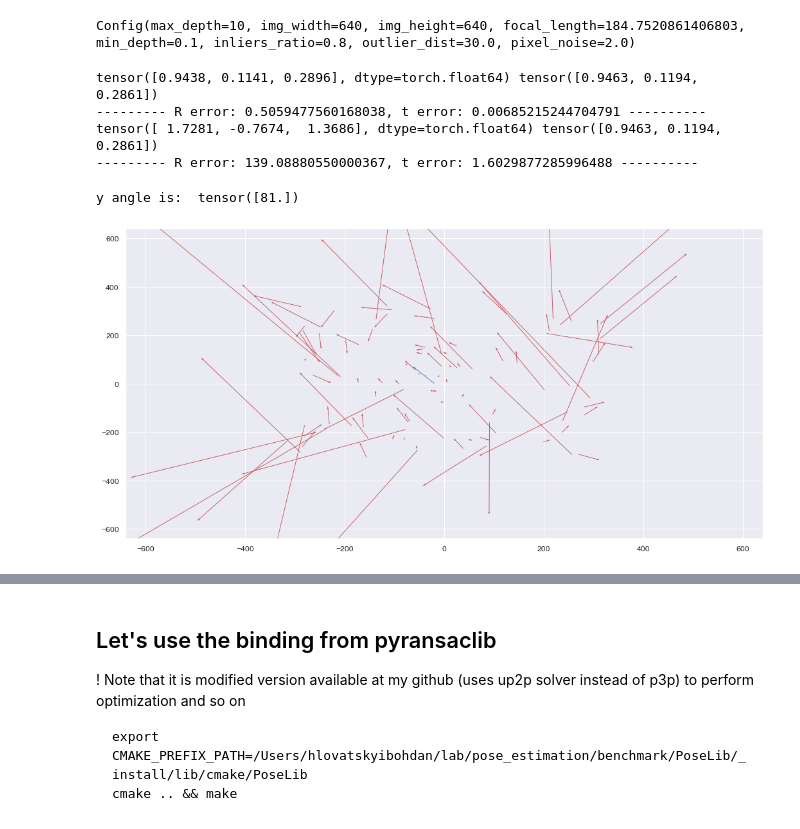
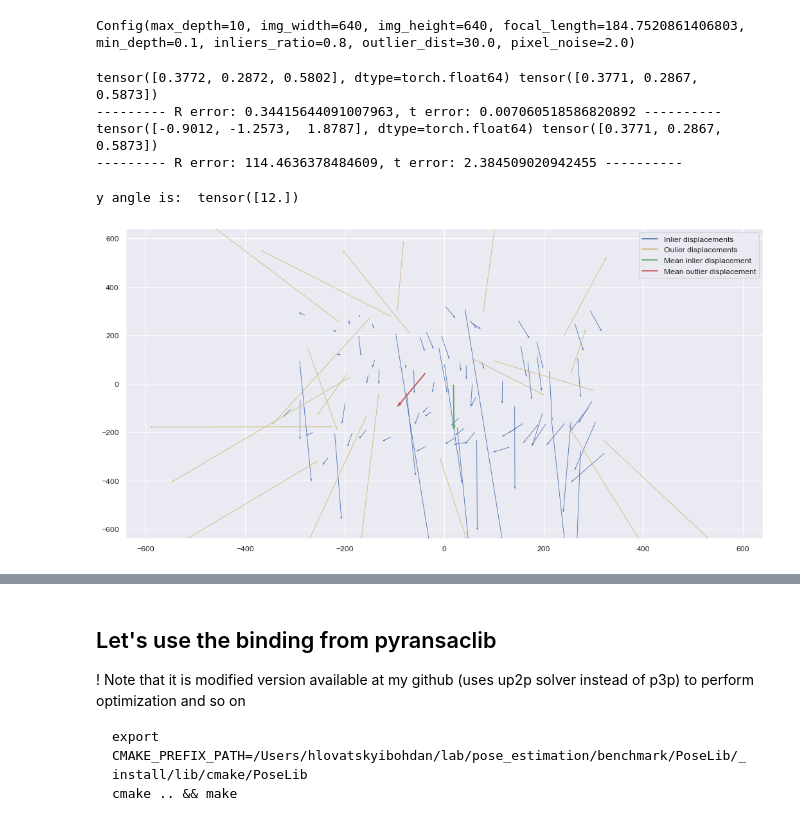
Before and after one commit to bohdanhlovatskyi/pose_estimation, a Jupyter notebook: Solver.ipynb, the cells around one changed output, grey strips where cells are left out. Drawn from its saved outputs; the diff is of its cells as text; code cells hidden in the pictures.

Commit message:
keeping track on the inliers and outliers

```diff
--- a/Solver.ipynb
+++ b/Solver.ipynb
@@ -164,14 +113,17 @@ def generate_examples(num_of_examples: int,
     R, rand_angle = get_random_upward(*dev)
     t = torch.rand(3, )
 
-    xs, Xs = [], []
+    # [TODO] [IMPORTANT]: under such generation we cannot get model where one of the points is an inlier
+    xs, Xs, inliers = [], [], []
     for i in range(num_of_examples):
         x1, x2, X1, X2 = _generate_example(R, t)
         Xs.append((X1, X2))
 
         if i < num_inliers:
             xs.append((x1, x2))
+            inliers.append(True)
         else:
             xs.append((generate_outlier(x1, conf), generate_outlier(x2, conf)))
+            inliers.append(False)
 
-    return xs, Xs, R, t, rand_angle
+    return xs, Xs, inliers, R, t, rand_angle
@@ -198,7 +143,7 @@ def reproject(X, R, t, conf: Config = conf):
 from solver import Up2P
 def assert_correctness():
     solver = Up2P()
-    xs, Xs, Rg, tg, _ = generate_examples(1)
+    xs, Xs, _, Rg, tg, _ = generate_examples(1)
     xs, Xs = xs[0], Xs[0]
     Re, te, err = None, None, None
 
@@ -218,21 +163,26 @@ def assert_correctness():
 
 assert_correctness()
 # %% [output]
-tensor([0.9438, 0.1141, 0.2896], dtype=torch.float64) tensor([0.9463, 0.1194, 0.2861])
---------- R error: 0.5059477560168038, t error: 0.00685215244704791 ----------
-tensor([ 1.7281, -0.7674,  1.3686], dtype=torch.float64) tensor([0.9463, 0.1194, 0.2861])
---------- R error: 139.08880550000367, t error: 1.6029877285996488 ----------
+tensor([0.3772, 0.2872, 0.5802], dtype=torch.float64) tensor([0.3771, 0.2867, 0.5873])
+--------- R error: 0.34415644091007963, t error: 0.007060518586820892 ----------
+tensor([-0.9012, -1.2573,  1.8787], dtype=torch.float64) tensor([0.3771, 0.2867, 0.5873])
+--------- R error: 114.4636378484609, t error: 2.384509020942455 ----------
 # %%
 def get_displacements(n: int = 52, dev: tuple[float, float] = (0, 0)):
     solver = Up2P()
 
-    xs, Xs, Rg, tg, rand_angle = generate_examples(n, dev)
+    generated_from_inlier: bool = True
+    xs, Xs, inliers, Rg, tg, rand_angle = generate_examples(n, dev)
     xsc = [(to_camera_coords(x[0].clone(), conf), to_camera_coords(x[1].clone(), conf)) for x in xs]
 
+    solve_for = None
     sols = []
     while len(sols) == 0:
         solve_for = random.randint(0, len(xsc) - 1)
         sols = solver(torch.stack(xsc[solve_for]), torch.stack(Xs[solve_for]))
+
+    if not inliers[solve_for]:
+        generated_from_inlier = False
 
     validate_for = None
     while validate_for is None or validate_for == solve_for:
@@ -255,12 +205,13 @@ def get_displacements(n: int = 52, dev: tuple[float, float] = (0, 0)):
         assert err < 5e-2
         assert (gt_x - reprojected_x).norm() < 5e-2
 
-    gt, proj, disp = [], [], []
+    gt, proj, disp, inlier_disp = [], [], [], []
 
     for idx in range(len(Xs)):
         if idx == solve_for or idx == validate_for:
             continue
 
+        inlier_disp.append(inliers[idx])
         for j in range(2):
             X, x = Xs[idx][j], xs[idx][j]
             reprojected_x = reproject(X, R, t)
@@ -272,7 +223,7 @@ def get_displacements(n: int = 52, dev: tuple[float, float] = (0, 0)):
             gt.append(x[:2])
             proj.append(reprojected_x[:2])
 
-    return gt, proj, disp, rand_angle
+    return gt, proj, disp, inlier_disp, rand_angle, generated_from_inlier
 # %%
 # TODO: run this for inliers with zero dev as test that everyghin works ok
 # for i in tqdm(range(100)):
@@ -306,12 +290,12 @@ def plot_displacements(gt, proj, conf):
 
     plt.show()
 # %%
-gt, proj, disp, y_angle = get_displacements(100, (0,  -0.1))
+gt, proj, disp, inlier_disp, y_angle, generated_from_inliers = get_displacements(100, (0, 0.1))
 print("y angle is: ", y_angle)
-plot_displacements(gt, proj, conf)
+plot_displacements(gt, proj, inlier_disp, conf)
 # %% [output]
-y angle is:  tensor([81.])
+y angle is:  tensor([12.])
-[figure, old version]
+[figure, new version]
 # %%
 sns.histplot([min(2000, float(elm.norm())) for elm in disp])
 plt.axvline(23**2, 0, 1, color='r', linewidth=4)
```
Also changed, not shown: parts of 8 cells of this notebook, 3 other files.
